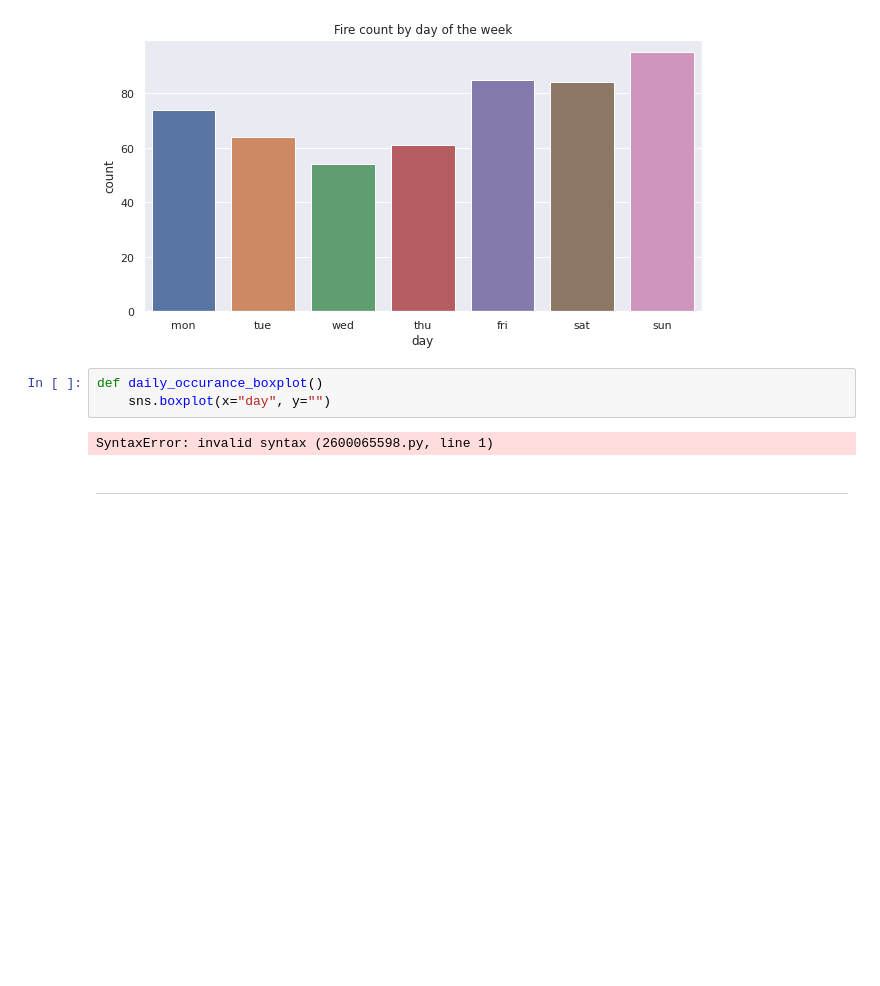
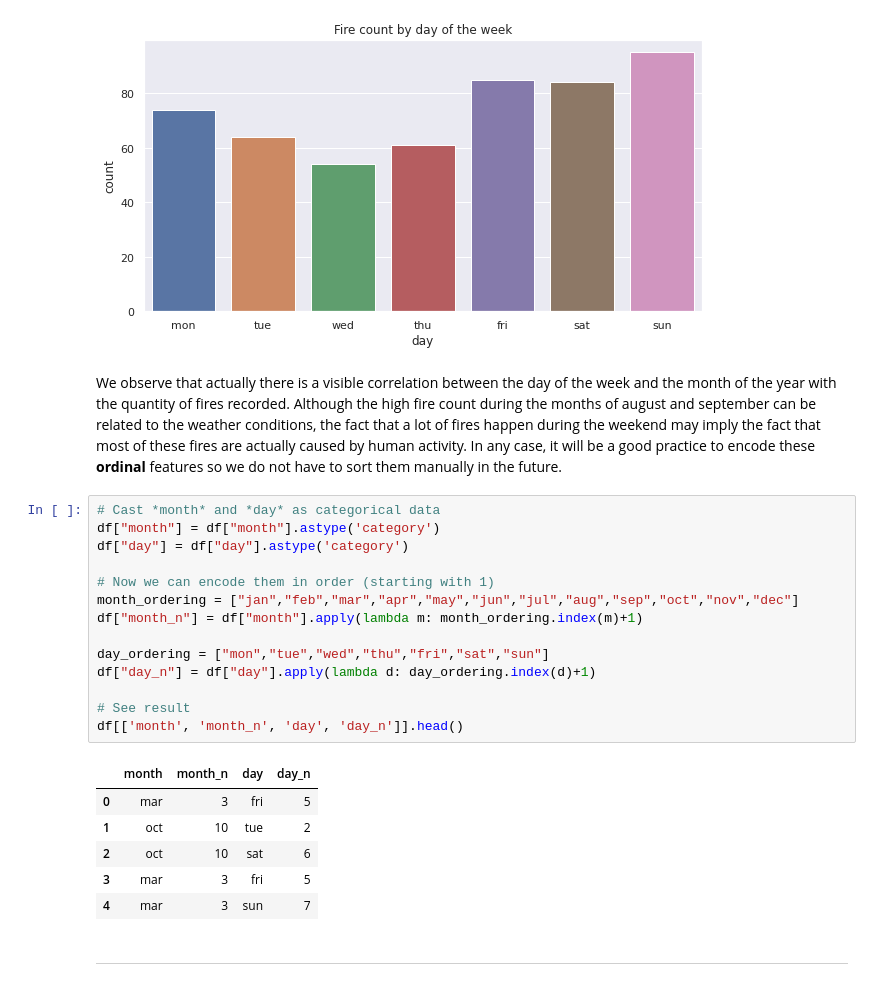
Before and after one commit to alex-fddz/forest-fires, a Jupyter notebook: project.ipynb, the cells around one changed output. Drawn from its saved outputs; the diff is of its cells as text; blank space fills up the shorter version.

Commit message:
encoded month and day (new cols)

```diff
--- a/project.ipynb
+++ b/project.ipynb
@@ -181,11 +181,29 @@ def count_daily_occurances():
 count_daily_occurances()
 # %% [output]
 [figure]
-# %%
-def daily_occurance_boxplot()
-    sns.boxplot(x="day", y="")
-# %% [output]
-SyntaxError: invalid syntax (2600065598.py, line 1)
+# %% [markdown]
+We observe that actually there is a visible correlation between the day of the week and the month of the year with the quantity of fires recorded. Although the high fire count during the months of august and september can be related to the weather conditions, the fact that a lot of fires happen during the weekend may imply the fact that most of these fires are actually caused by human activity. In any case, it will be a good practice to encode these **ordinal** features so we do not have to  sort them manually in the future.
+# %%
+# Cast *month* and *day* as categorical data
+df["month"] = df["month"].astype('category')
+df["day"] = df["day"].astype('category')
+
+# Now we can encode them in order (starting with 1)
+month_ordering = ["jan","feb","mar","apr","may","jun","jul","aug","sep","oct","nov","dec"]
+df["month_n"] = df["month"].apply(lambda m: month_ordering.index(m)+1)
+
+day_ordering = ["mon","tue","wed","thu","fri","sat","sun"]
+df["day_n"] = df["day"].apply(lambda d: day_ordering.index(d)+1)
+
+# See result
+df[['month', 'month_n', 'day', 'day_n']].head()
+# %% [output]
+|  | month | month_n | day | day_n |
+| 0 | mar | 3 | fri | 5 |
+| 1 | oct | 10 | tue | 2 |
+| 2 | oct | 10 | sat | 6 |
+| 3 | mar | 3 | fri | 5 |
+| 4 | mar | 3 | sun | 7 |
 # %% [markdown]
 ---
 # %% [markdown]
```
Also changed, not shown: parts of 2 cells of this notebook.
